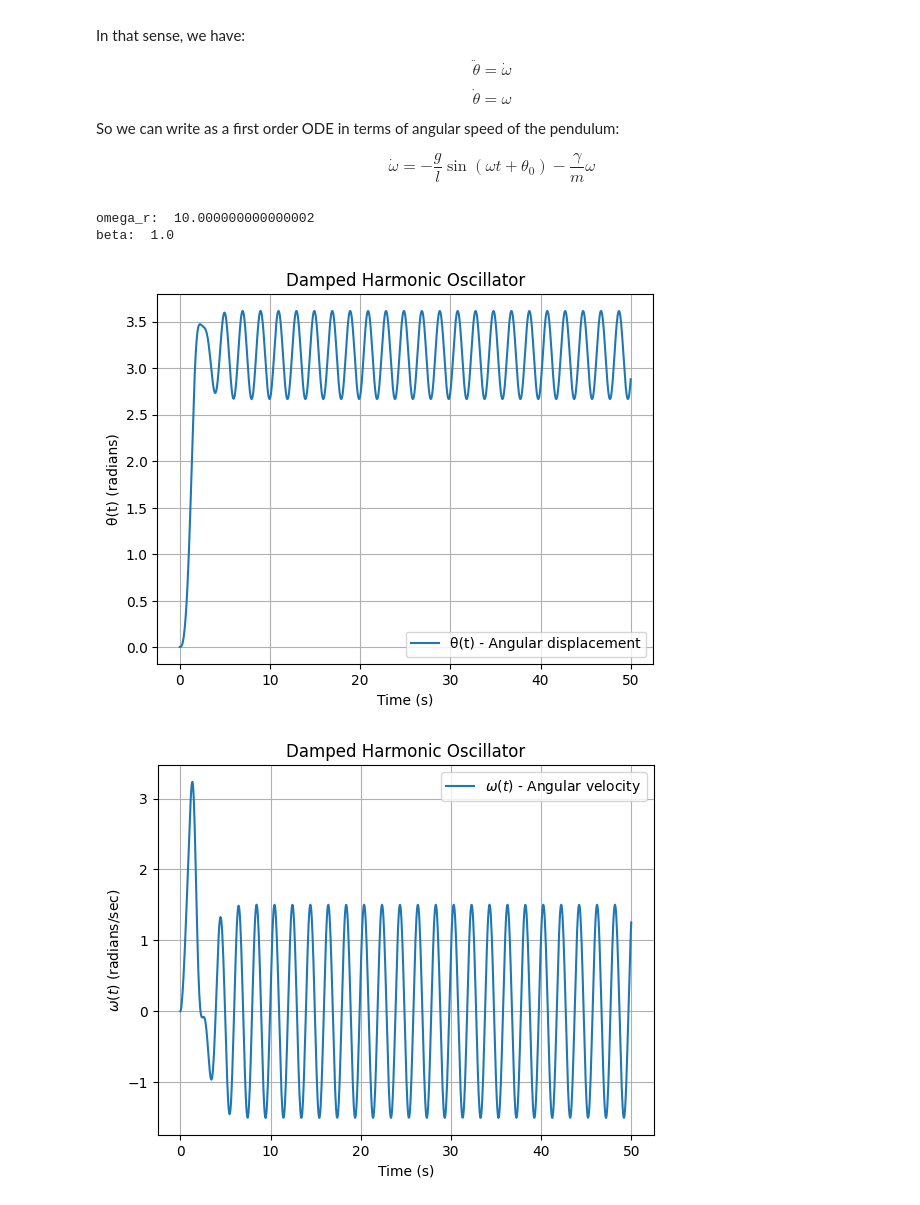
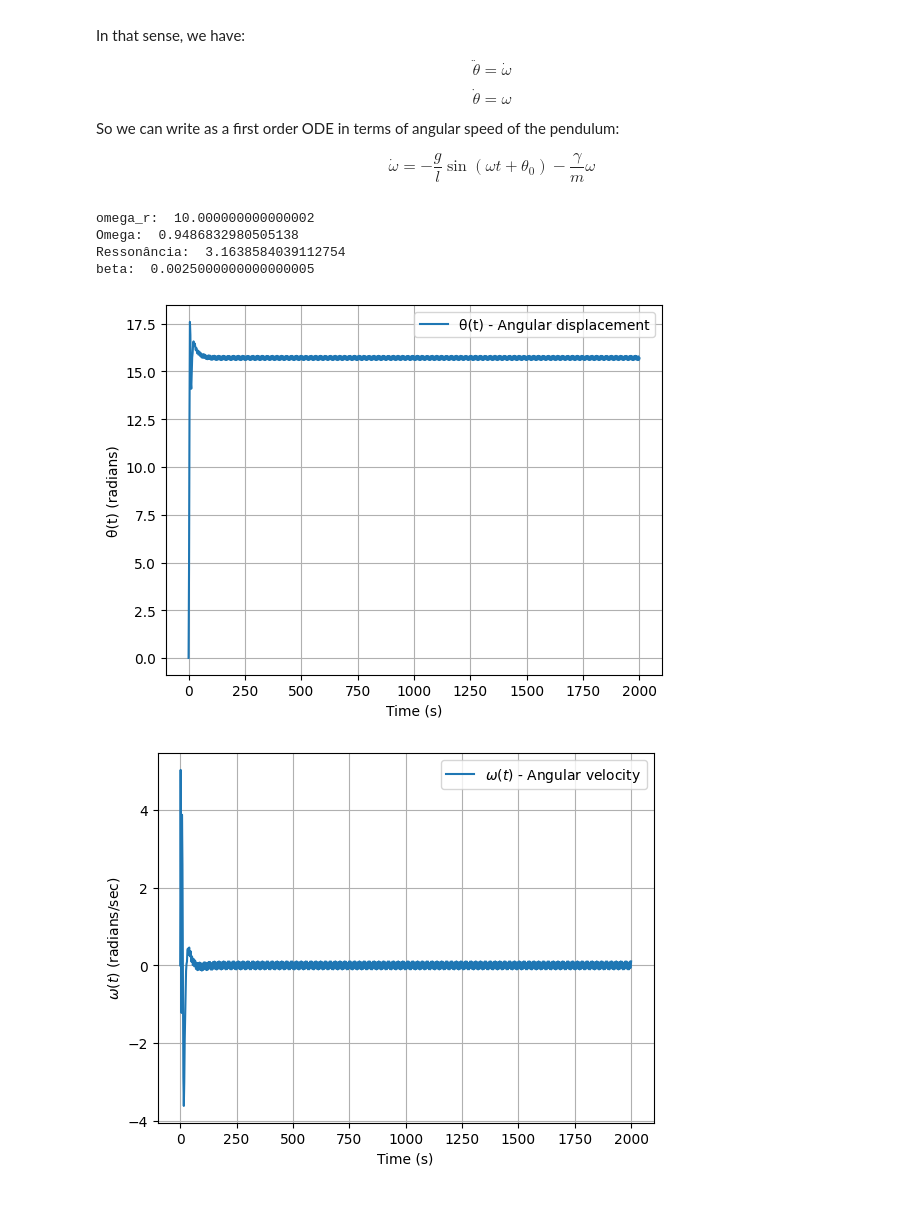
Before and after one commit to rafael-gigante/Mec_Class_Comp_2024, a Jupyter notebook: Pêndulo e Caos/Em Python/pendulo.ipynb, the cells around one changed output. Drawn from its saved outputs; the diff is of its cells as text; code cells hidden in the pictures.

```diff
--- a/Pêndulo e Caos/Em Python/pendulo.ipynb
+++ b/Pêndulo e Caos/Em Python/pendulo.ipynb
@@ -34,15 +34,15 @@ So we can write as a first order ODE in terms of angular speed of the pendulum:
 # %%
 g = 10
 l = 1
-gamma = 2
-m = 1
+gamma = 1
+m = 5
 
 omega_r = np.sqrt(g/l)
-beta = gamma/(m)
+beta = gamma/(2*m*l)
 
-Omega = 1*omega_r
-#Omega = np.sqrt(omega_r**2 + (beta**2))
-F_0 = 3
+Omega = 0.3 *omega_r #variável
+#Omega = np.sqrt(omega_r**2 + (beta**2)) #variável
+F_0 = 1 #variável
 
 def dSdt(t, S):
     theta, omega = S
@@ -54,12 +54,16 @@ theta_0 = np.radians(20*np.pi/180)
 omega_0 = 0
 
 print('omega_r: ', omega_r**2)
+print('Omega: ', Omega)
+print('Ressonância: ', np.sqrt(omega_r**2 + (beta**2)))
 print('beta: ',(beta/2)**2)
 # %% [output]
 omega_r:  10.000000000000002
-beta:  1.0
+Omega:  0.9486832980505138
+Ressonância:  3.1638584039112754
+beta:  0.0025000000000000005
 # %%
-t=np.linspace(0,50,1000)
+t=np.linspace(0,2000,1000)
 sol = solve_ivp(dSdt, y0=[theta_0, omega_0], t_span=(0,max(t)), t_eval=t, method='RK45', rtol=1e-12, atol=1e-12)
 # %%
 theta_sol = sol.y[0]
@@ -67,25 +71,23 @@ omega_sol = sol.y[1]
 # %%
 # Plotting the solution
 plt.plot(sol.t, theta_sol, label='θ(t) - Angular displacement')
 plt.xlabel('Time (s)')
 plt.ylabel('θ(t) (radians)')
-plt.title('Damped Harmonic Oscillator')
 plt.legend()
 plt.grid()
 plt.show()
 # %% [output]
-[figure, old version]
+[figure, new version]
 # %%
 # Plotting the solution
 plt.plot(sol.t, omega_sol, label='$\omega (t)$ - Angular velocity')
 plt.xlabel('Time (s)')
 plt.ylabel('$\omega (t)$ (radians/sec)')
-plt.title('Damped Harmonic Oscillator')
 plt.legend()
 plt.grid()
 plt.show()
 # %% [output]
-[figure, old version]
+[figure, new version]
 # %%
 plt.plot(theta_sol,omega_sol)
 
```
Also changed, not shown: parts of 6 cells of this notebook, 1 other file.
